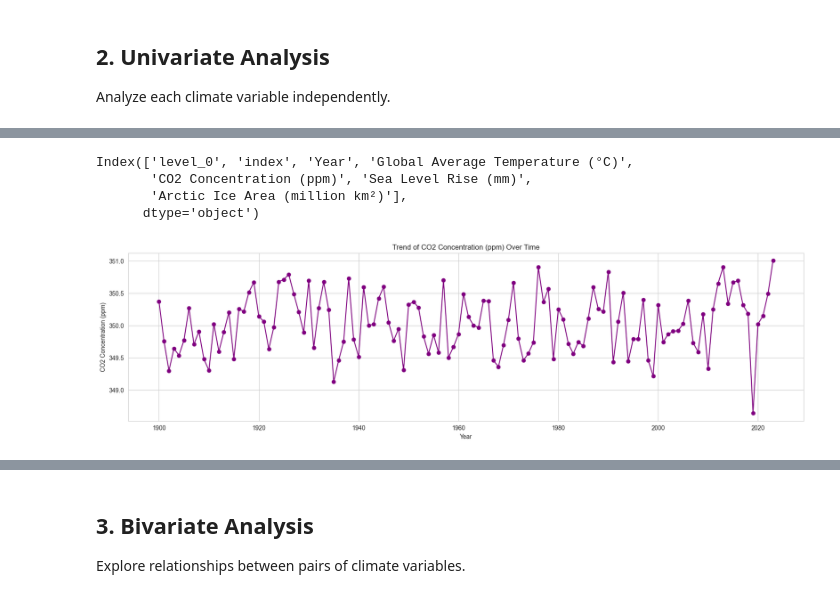
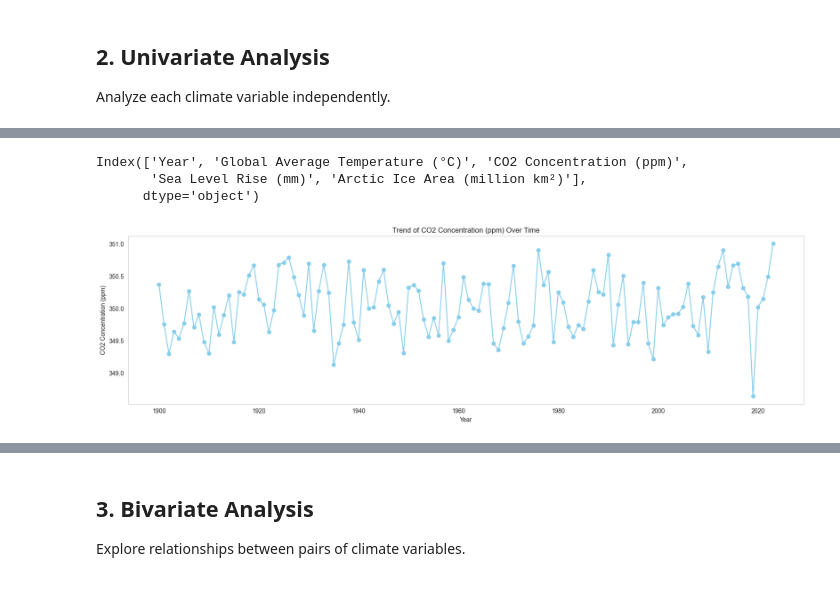
Before and after one commit to Omdena-NIC-Nepal/complete-eda-letsdoit, a Jupyter notebook: starter-notebook.ipynb, the cells around one changed output, grey strips where cells are left out. Drawn from its saved outputs; the diff is of its cells as text; code cells hidden in the pictures.

```diff
--- a/starter-notebook.ipynb
+++ b/starter-notebook.ipynb
@@ -58,12 +98,13 @@ Analyze each climate variable independently.
 # Your code here
 # %%
 # Univariate Analysis for CO2 Concentration (ppm)
-var = aggregated_data.columns[1]
-
+var = aggregated_data.columns[2]
+print(var)
 # Histogram using SNS histplot
 plt.figure(figsize=(7,5))
 sns.histplot(data=aggregated_data,x=var, kde=True, bins=10, color='skyblue', edgecolor='black')
 plt.title(f"Histogram of {var} aggregated")
 plt.xlabel(var)
 plt.ylabel('Frequency')
+plt.grid(False)
 plt.show()
@@ -77,17 +124,17 @@ plt.show()
 # %%
 # line plots
 print(aggregated_data.columns)
 if 'Year' not in aggregated_data.columns:
     aggregated_data = aggregated_data.reset_index()
 plt.figure(figsize=(20, 5))
-plt.plot(aggregated_data['Year'], aggregated_data[var], color='purple', marker='o')
+plt.plot(aggregated_data['Year'], aggregated_data[var], color='skyblue', marker='o')
 plt.title(f'Trend of {var} Over Time')
 plt.xlabel('Year')
 plt.ylabel(var)
+plt.grid(False)
 plt.show()
 # %% [output]
-Index(['level_0', 'index', 'Year', 'Global Average Temperature (°C)',
-       'CO2 Concentration (ppm)', 'Sea Level Rise (mm)',
-       'Arctic Ice Area (million km²)'],
+Index(['Year', 'Global Average Temperature (°C)', 'CO2 Concentration (ppm)',
+       'Sea Level Rise (mm)', 'Arctic Ice Area (million km²)'],
       dtype='object')
-[figure, old version]
+[figure, new version]
```
Also changed, not shown: parts of 6 cells of this notebook.
